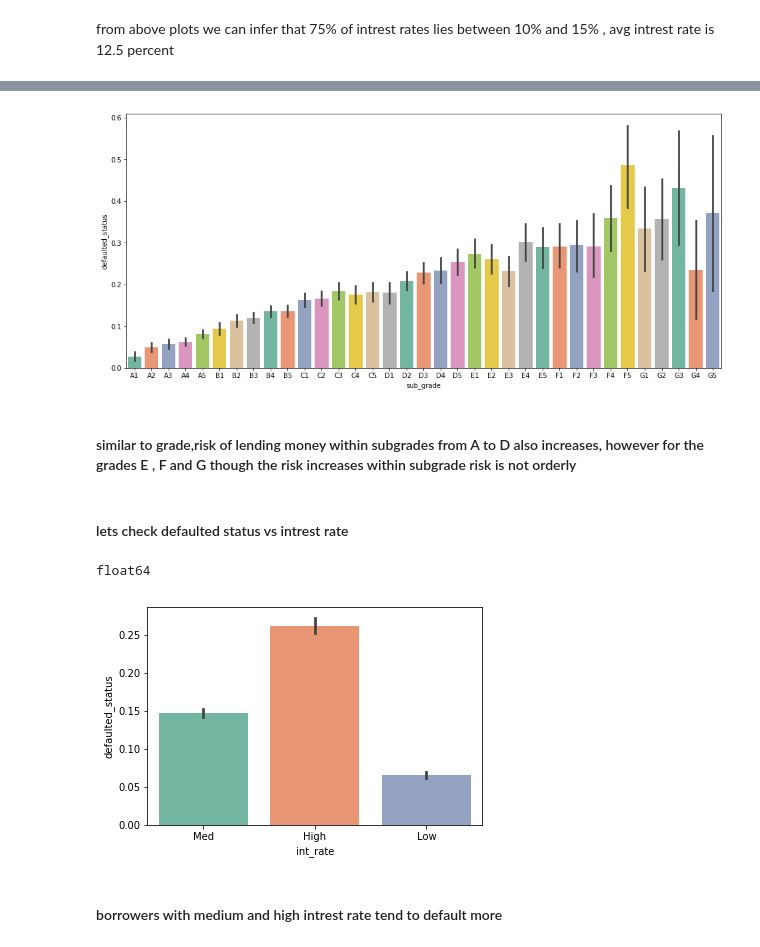
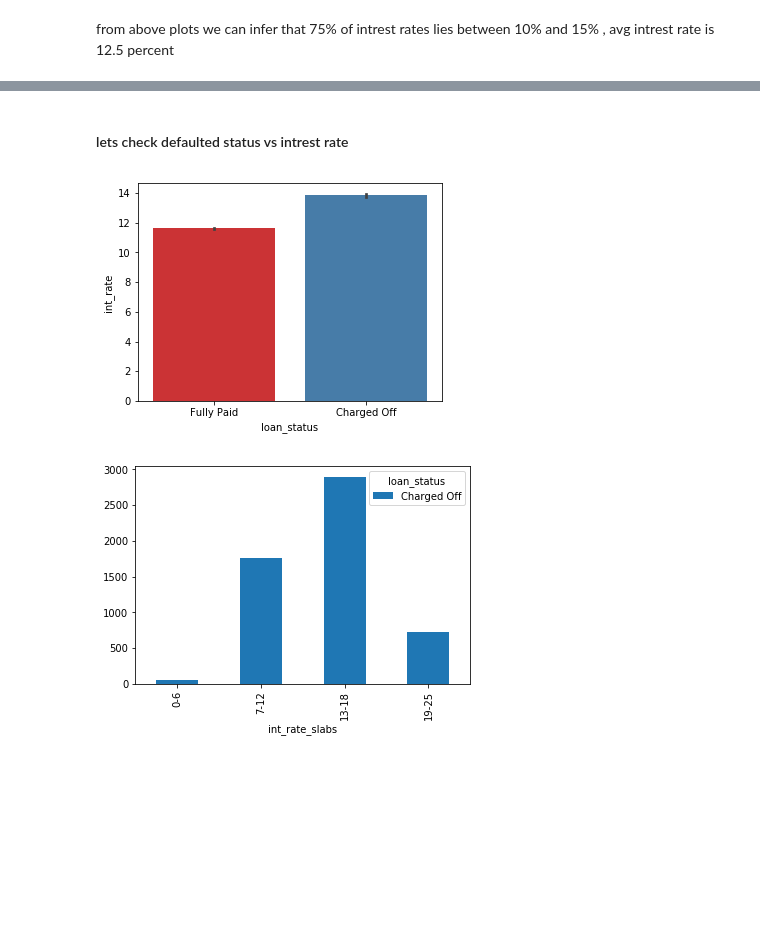
Before and after one commit to meghanaReddyk/LendingClub, a Jupyter notebook: Lending_club.ipynb, the cells around one changed output, grey strips where cells are left out. Drawn from its saved outputs; the diff is of its cells as text; code cells hidden in the pictures; blank space fills up the shorter version.

```diff
--- a/Lending_club.ipynb
+++ b/Lending_club.ipynb
@@ -294,31 +275,14 @@ plt.show()
-# %%
-# subgrade with  defaulted status
-plt.figure(figsize=(16,7))
-sns.barplot(x='sub_grade', y='defaulted_status',data=loan_sorted,palette="Set2")
-plt.show()
-# %% [output]
-[figure, removed]
-# %% [markdown]
-#### similar to grade,risk of lending money within subgrades from A to D also increases, however for the grades E , F and G though the risk increases within subgrade risk is not orderly
 # %% [markdown]
 #### lets check defaulted status vs intrest rate
-# %%
-# creating buckets for intrest rate.dtype
-loan['int_rate'] = loan['int_rate'].astype(float)
-print(loan['int_rate'].dtype)
-def intrst_buckets(x):
-    if x<10:
-        return 'Low'
-    if x >=10 and x<15:
-         return 'Med'
-    else:
-        return 'High'
-loan['int_rate']=loan.int_rate.apply(lambda x:intrst_buckets(x))
-loan['int_rate'].value_counts()
-sns.barplot(x='int_rate', y='defaulted_status',data=loan,palette="Set2")
-plt.show()
-# %% [output]
-float64
-[figure, removed]
-# %% [markdown]
-#### borrowers with medium and high intrest rate tend to default more
+# %%
+
+
+plt.figure(figsize=(12,4))
+plt.subplot(1,2,1)
+sns.barplot(x='loan_status', y='int_rate',data=loan,palette="Set1")
+plt.show()
+int_rate_slab = loan_default.groupby(['int_rate_slabs','loan_status'])['int_rate_slabs'].agg({'Frequency':'count'}).Frequency.unstack().plot.bar()
+plt.show()
+# %% [output]
+[figure, added]
+[figure, added]
```
Also changed, not shown: parts of 87 cells of this notebook.
